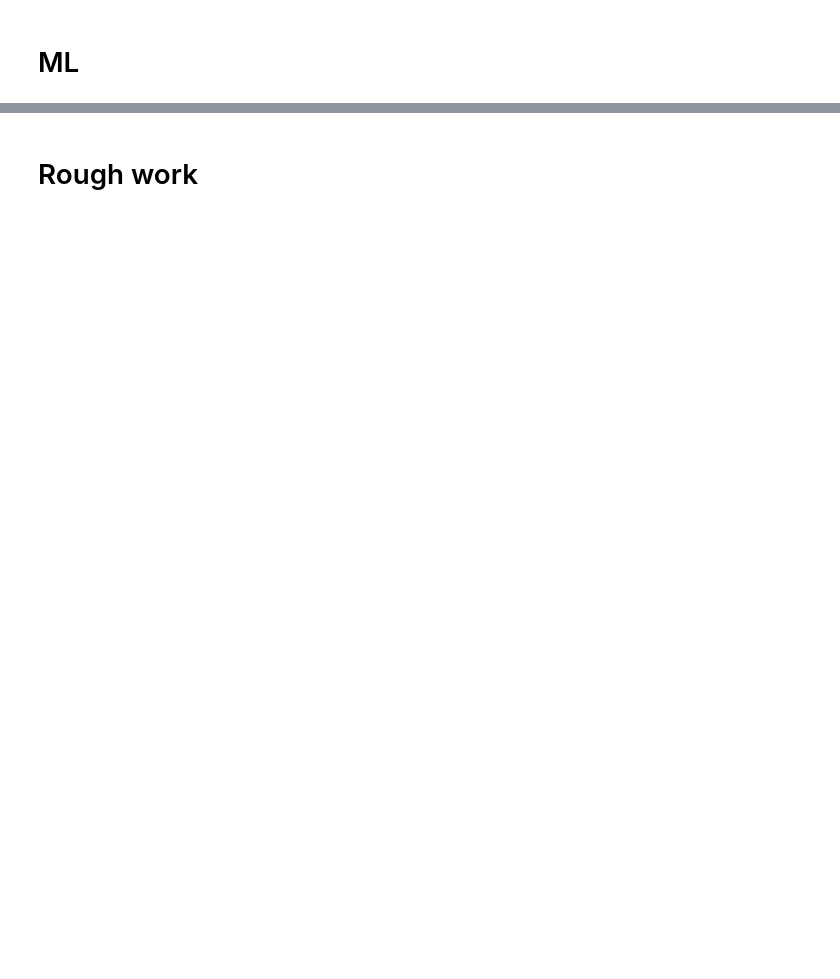
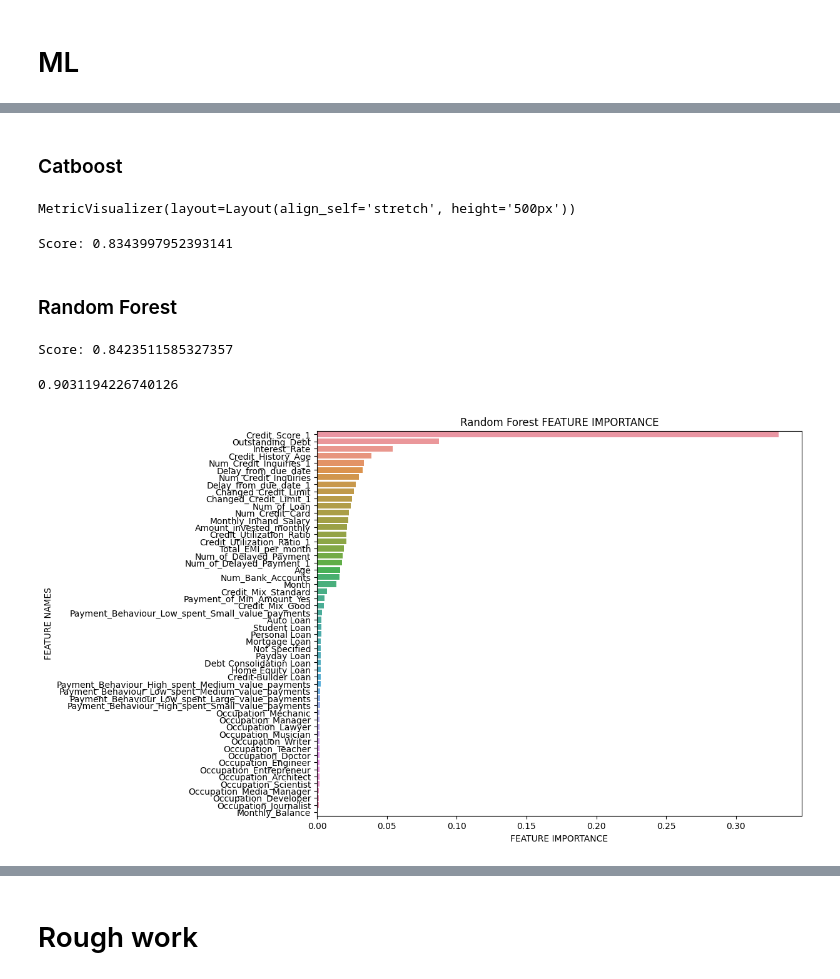
Before and after one commit to arsnvslv/Neural-FCA, a Jupyter notebook: сredit_score_classification.ipynb, the cells around one changed output, grey strips where cells are left out. Saved outputs shown, nothing was run; the diff lists cells and outputs as text; code cells hidden in the pictures; blank space fills up the shorter version.

```diff
--- a/сredit_score_classification.ipynb
+++ b/сredit_score_classification.ipynb
@@ -580,0 +569,3 @@ Score: 0.7706953642384106
+# %%
+X_lags, y_lags = data_with_lags.drop(['Credit_Score'],axis=1), data_with_lags['Credit_Score']
+X_train_lags, X_test_lags, y_train_lags, y_test_lags = train_test_split(X_lags, y_lags, test_size=0.33,shuffle=True,random_state=100)
@@ -580,0 +577,5 @@ Score: 0.7706953642384106
+# %%
+cat_features = list(X_lags.select_dtypes(object).columns)
+cat_features.remove('Month')
+ct = ColumnTransformer([('encode_cats', OneHotEncoder(drop='first',sparse=False, dtype='int'), cat_features)],
+                       remainder='passthrough')
@@ -580,0 +617,51 @@ Score: 0.7706953642384106
+# %% [markdown]
+### Catboost
+# %%
+num_cols = X_train_lags.select_dtypes(['int','float']).columns
+cat_features = list(X_train_lags.select_dtypes(object).columns)
+
+gen = gen_features(columns =np.array(num_cols).reshape(-1, 1).tolist(),classes = [MinMaxScaler])
+gen_2 = gen_features(columns =np.array(cat_features).reshape(-1, 1).tolist(),classes = [None])
+
+mapper = DataFrameMapper(gen+gen_2,input_df=True, df_out=True)
+
+model = Pipeline([
+    ('scaller',mapper),
+    ('cb', CustomCatBoostClassifier())
+])
+model.fit(X_train_lags, y_train_lags)
+
+y_pred = model.predict(X_test_lags)
+print(f'Score: {f1_score(y_test_lags, y_pred)}')
+# %% [output]
+MetricVisualizer(layout=Layout(align_self='stretch', height='500px'))
+Score: 0.8343997952393141
+# %% [markdown]
+### Random Forest
+# %%
+model = Pipeline([
+    ('month',custom_functions.MonthTransformer()), # перевод месяца в число
+    ('balancer',balancer), # балансировка датасета
+    ('ct',ct),
+    ('scaller',StandardScaler()),
+    ('rf', RandomForestClassifier())
+])
+
+
+model.fit(X_train_lags, y_train_lags)
+y_pred = model.predict(X_test_lags)
+print(f'Score: {f1_score(y_test_lags, y_pred)}')
+# %% [output]
+Score: 0.8423511585327357
+# %%
+accuracy_score(y_test_lags, y_pred)
+# %% [output]
+0.9031194226740126
+# %%
+importance = model['rf'].feature_importances_
+names = model['ct'].get_feature_names_out()
+patt = re.compile(r'encode_cats__||remainder__')
+names = [patt.sub('', feature) for feature in names]
+importance = custom_functions.plot_feature_importance(importance,names,'Random Forest ')
+# %% [output]
+[figure, added]
```
Also changed, not shown: parts of 121 cells of this notebook, 28 other files.
